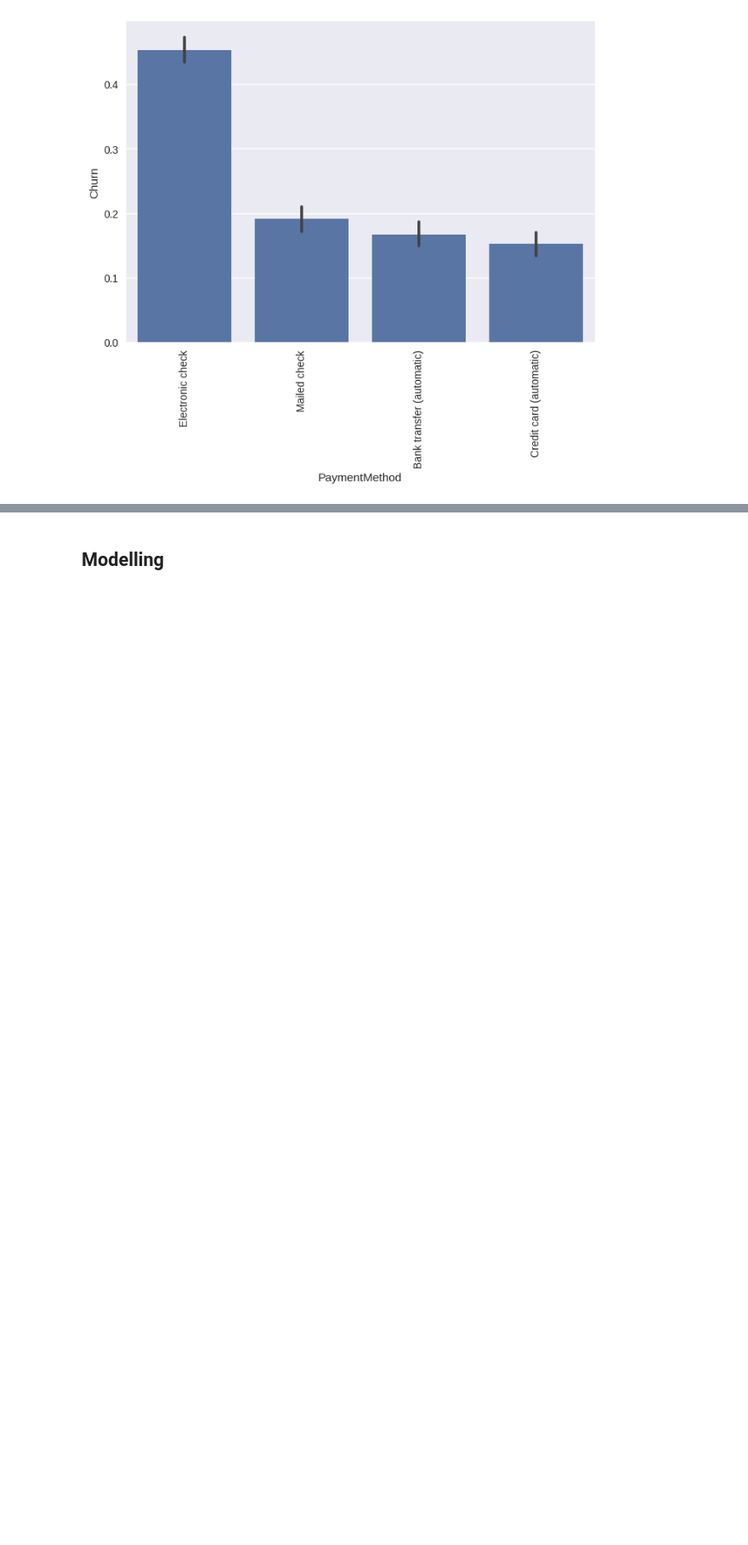
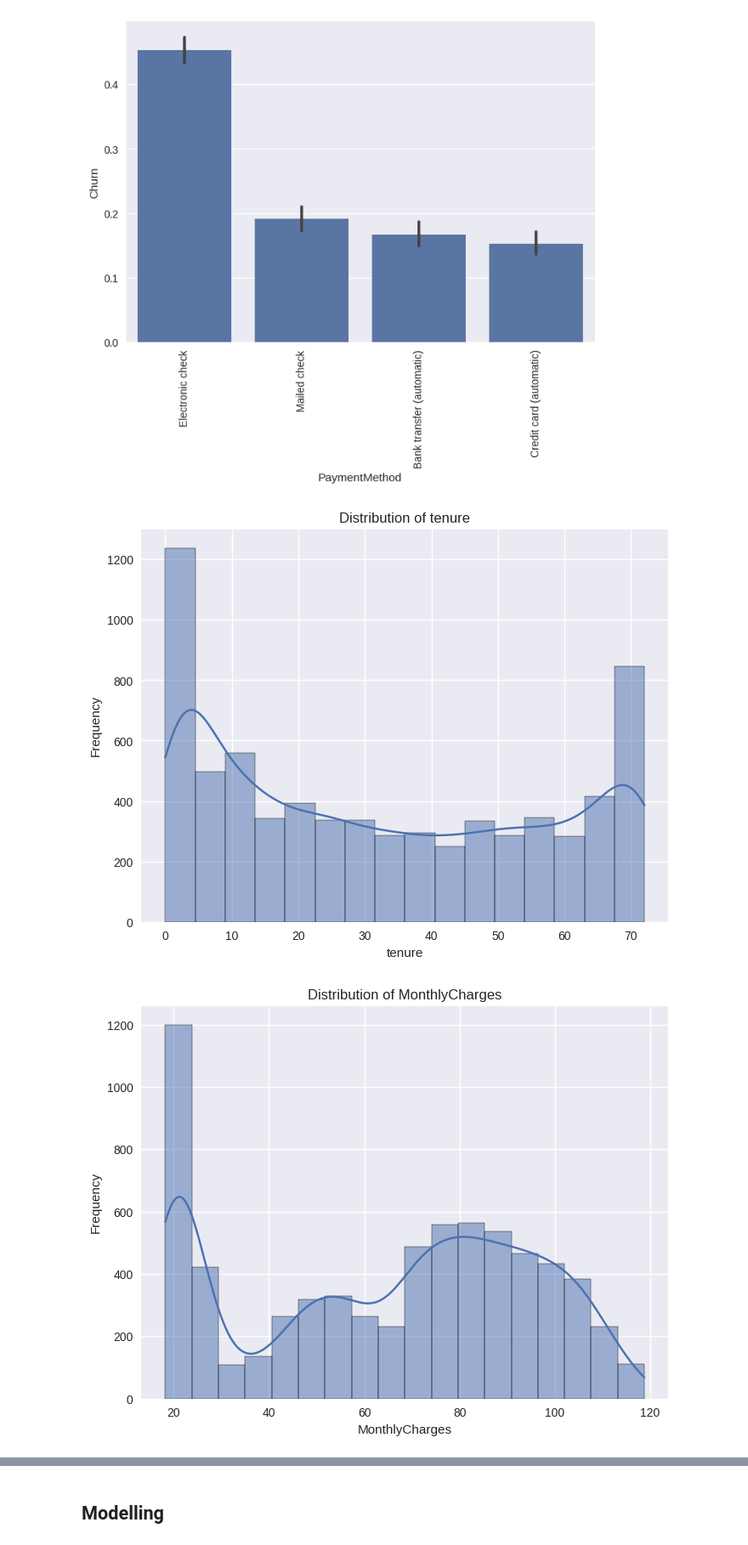
Before and after one commit to TameemAlghazaly/Data-Science-Projects, a Jupyter notebook: Customer Churn Classification/Customer Churn Project Updated.ipynb, the cells around one changed output, grey strips where cells are left out. Shown at 85% size. Cells and saved outputs as stored; diff of their text form; code cells hidden in the pictures; blank space fills up the shorter version.

```diff
--- a/Customer Churn Classification/Customer Churn Project Updated.ipynb
+++ b/Customer Churn Classification/Customer Churn Project Updated.ipynb
@@ -315,0 +362,10 @@ df_encoded.head()
+# %%
+# prompt: use cat code on all the remaining object columns
+
+# Using cat codes on remaining object columns
+for col in ['gender', 'Partner', 'Dependents', 'PhoneService', 'MultipleLines',
+            'OnlineSecurity', 'OnlineBackup', 'DeviceProtection', 'TechSupport',
+            'StreamingTV', 'StreamingMovies', 'PaperlessBilling']:
+    df_encoded[col] = df_encoded[col].astype('category').cat.codes
+
+df_encoded.head()
@@ -345,3 +409,19 @@ ax = sns.barplot(x='PaymentMethod', y='Churn', data=df);
 ax.set_xticklabels(ax.get_xticklabels(),rotation=90);
 # %% [output]
 [figure]
+# %%
+# prompt: create histogram for total charges and tenure and monthly charges
+
+# Histograms for numerical features
+numerical_features = ['tenure', 'MonthlyCharges', 'TotalCharges']
+
+for col in numerical_features:
+    plt.figure(figsize=(8, 6))
+    sns.histplot(data=df, x=col, kde=True)
+    plt.title(f'Distribution of {col}')
+    plt.xlabel(col)
+    plt.ylabel('Frequency')
+    plt.show()
+# %% [output]
+[figure, added]
+[figure, added]
```
Also changed, not shown: parts of 35 cells of this notebook.
